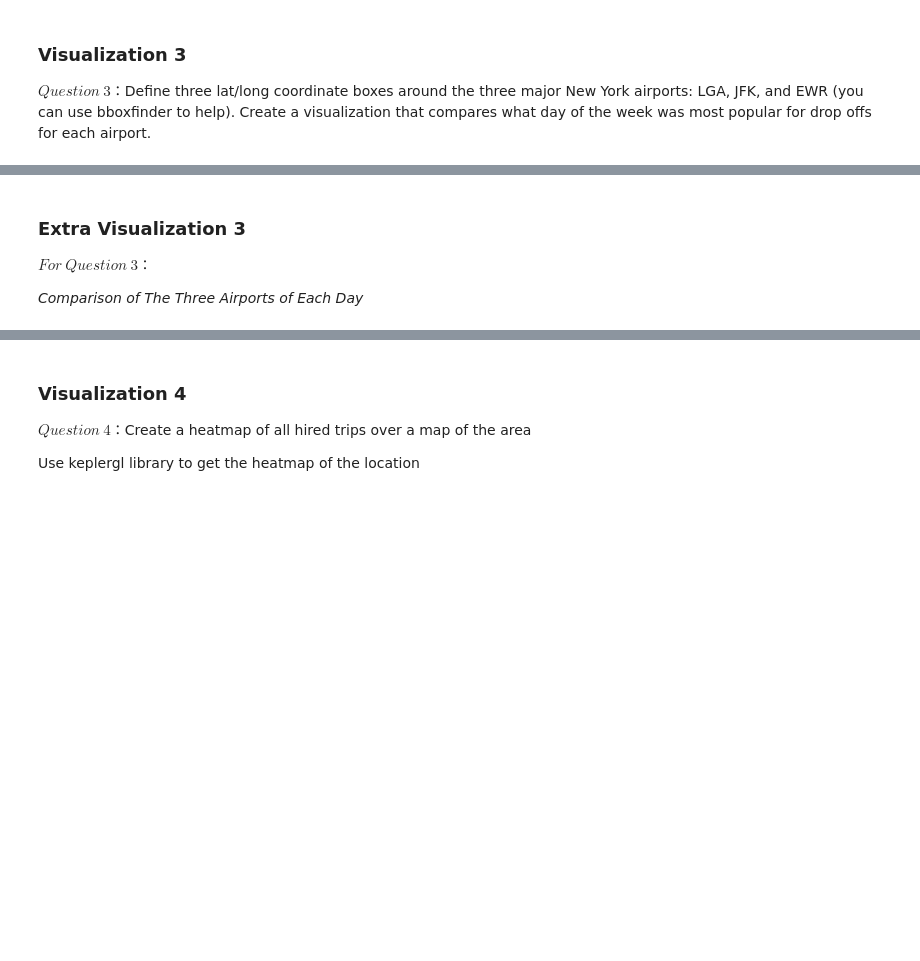
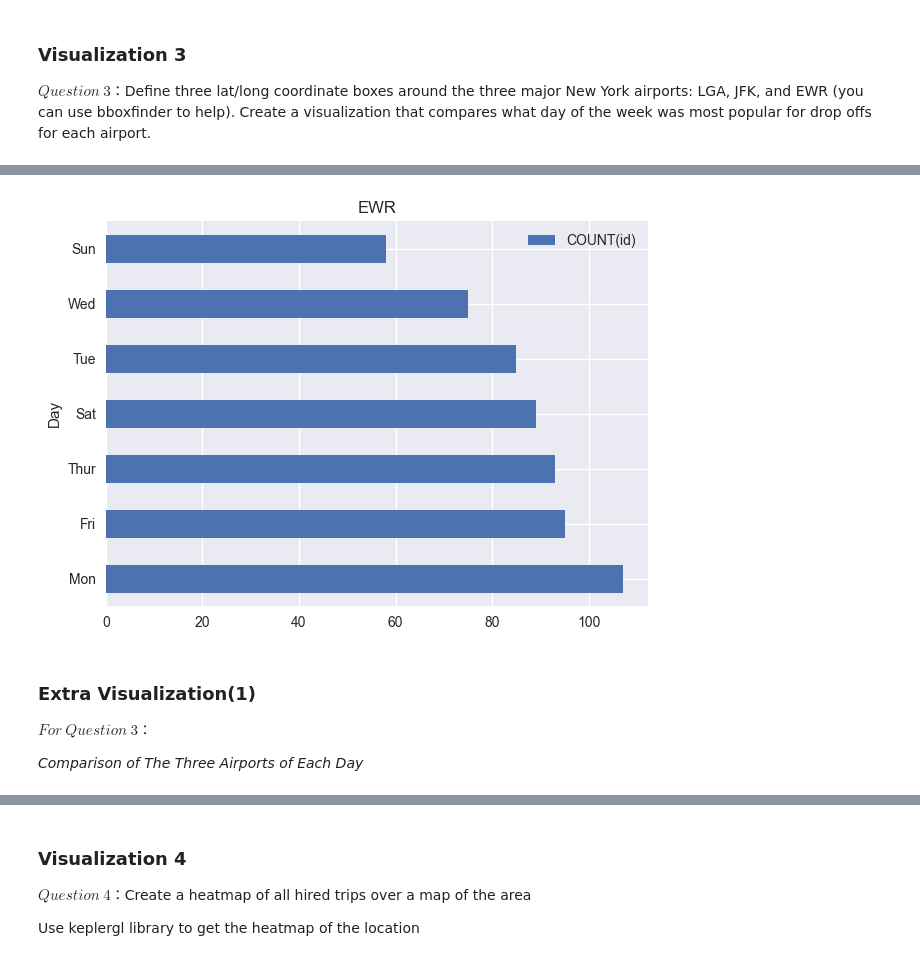
Before and after one commit to simplify1213/Project-4501-test, a Jupyter notebook: 4501 Project_V1.ipynb, the cells around one changed output, grey strips where cells are left out. Drawn from its saved outputs; the diff is of its cells as text; code cells hidden in the pictures; blank space fills up the shorter version.

```diff
--- a/4501 Project_V1.ipynb
+++ b/4501 Project_V1.ipynb
@@ -863,7 +955,9 @@ plot_visual_3("JFK")
 # %%
-plot_visual_3("EWR")
+plot_visual_popular_day_dropoffs("EWR")
+# %% [output]
+[figure, added]
 # %% [markdown]
-### Extra Visualization 3
+### Extra Visualization(1)
 $For\ Question \ 3$：
 
 _Comparison of The Three Airports of Each Day_
```
Also changed, not shown: parts of 47 cells of this notebook.
